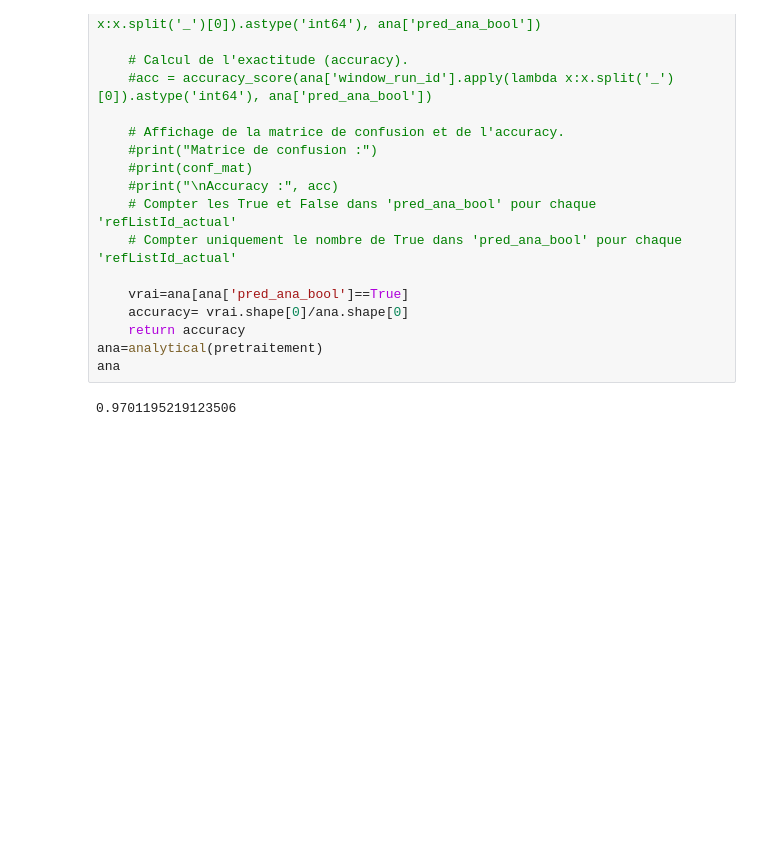
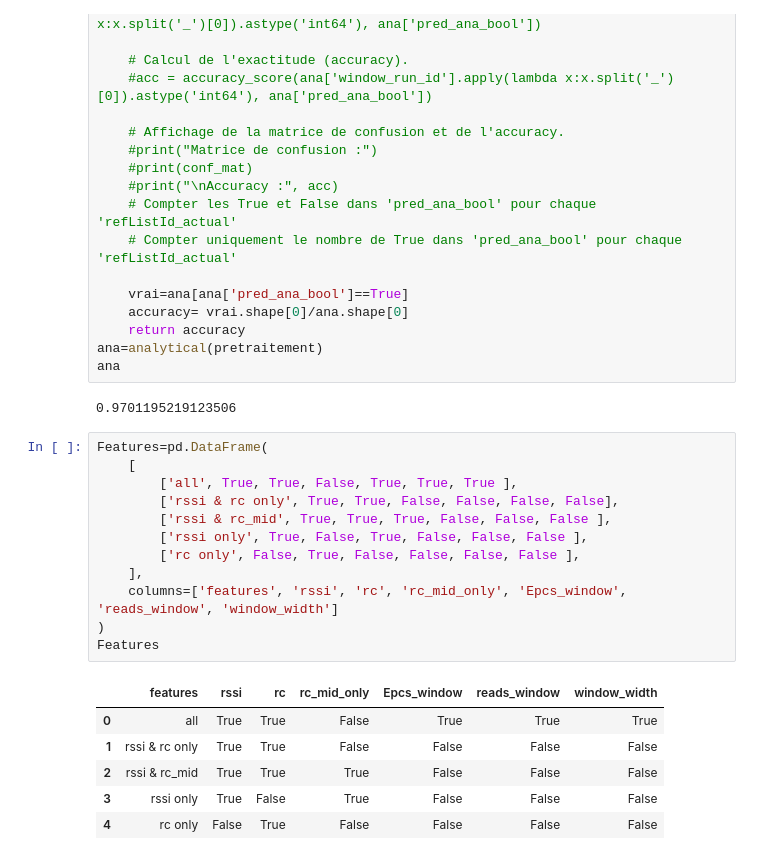
Before and after one commit to jaja07/Projet-S8, a Jupyter notebook: Analytique_analyse.ipynb, the cells around one changed output. Cells and saved outputs as stored; diff of their text form; blank space fills up the shorter version.

```diff
--- a/Analytique_analyse.ipynb
+++ b/Analytique_analyse.ipynb
@@ -1068,3 +1079,22 @@ ana=analytical(pretraitement)
 ana
 # %% [output]
 0.9701195219123506
+# %%
+Features=pd.DataFrame(
+    [
+        ['all', True, True, False, True, True, True ],
+        ['rssi & rc only', True, True, False, False, False, False],
+        ['rssi & rc_mid', True, True, True, False, False, False ],
+        ['rssi only', True, False, True, False, False, False ],
+        ['rc only', False, True, False, False, False, False ],
+    ],
+    columns=['features', 'rssi', 'rc', 'rc_mid_only', 'Epcs_window', 'reads_window', 'window_width']
+)
+Features
+# %% [output]
+|  | features | rssi | rc | rc_mid_only | Epcs_window | reads_window | window_width |
+| 0 | all | True | True | False | True | True | True |
+| 1 | rssi & rc only | True | True | False | False | False | False |
+| 2 | rssi & rc_mid | True | True | True | False | False | False |
+| 3 | rssi only | True | False | True | False | False | False |
+| 4 | rc only | False | True | False | False | False | False |
```
Also changed, not shown: parts of 4 cells of this notebook.
